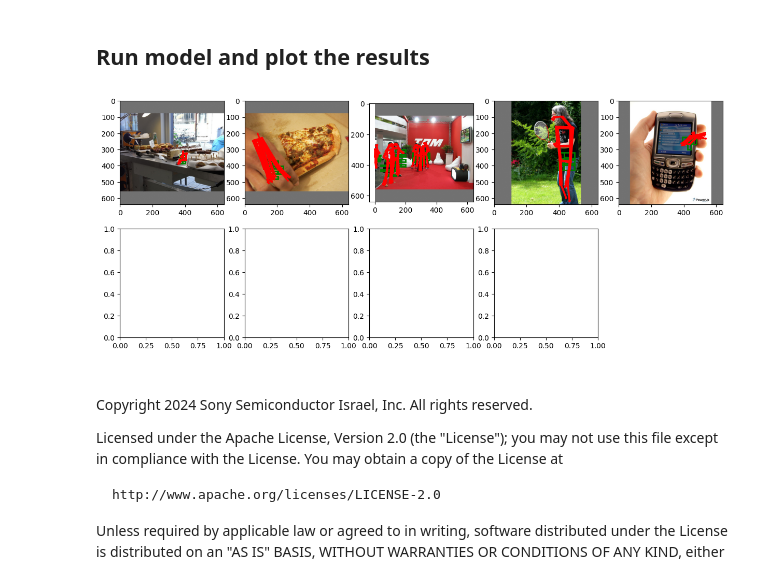
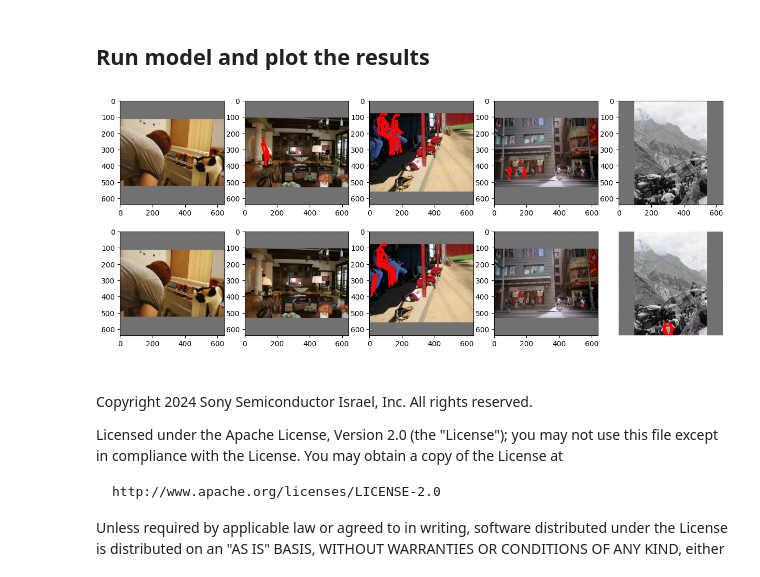
Before and after one commit to sony/model_optimization, a Jupyter notebook: tutorials/notebooks/pytorch/ptq/pytorch_yolov8n_pose_for_imx500_no_eval.ipynb, the cells around one changed output. Cells and saved outputs as stored; diff of their text form; code cells hidden in the pictures.

```diff
--- a/tutorials/notebooks/pytorch/ptq/pytorch_yolov8n_pose_for_imx500_no_eval.ipynb
+++ b/tutorials/notebooks/pytorch/ptq/pytorch_yolov8n_pose_for_imx500_no_eval.ipynb
@@ -353,7 +353,7 @@ def postprocess_yolov8(outputs: Tuple[np.ndarray, np.ndarray, np.ndarray],
     x = np.concatenate([detect_out.transpose([2, 1, 0]).squeeze(), pred_kpt.transpose([2, 1, 0]).squeeze()], 1)
     x = x[(x[:, 4] > conf)]
     x = x[np.argsort(-x[:, 4])[:8400]]
-    boxes = convert_to_ymin_xmin_ymax_xmax_format(x[..., :4], BoxFormat.XC_YC_W_H)
+    boxes = convert_to_ymin_xmin_ymax_xmax_format(x[..., :4], BoxFormat.YMIM_XMIN_YMAX_XMAX)
     scores = x[..., 4]
 
     # Original post-processing part
@@ -549,15 +549,6 @@ def plot_image_with_pose_plt(image_tensor, boxes, confs, kpts, ax):
         if conf < 0.55:
             continue
 
-        # Convert box coordinates (assuming normalized between 0 and 1)
-        y1, x1, y2, x2 = box_coords
-        width = x2 - x1
-        height = y2 - y1
-
-        # Draw the bounding box
-        rect = plt.Rectangle((x1, y1), width, height, fill=False, color='green', linewidth=2)
-        ax.add_patch(rect)
-
         # Draw keypoints
         visible_keypoints = []
         for x, y, visibility in keypoints:
@@ -575,29 +566,32 @@ def plot_image_with_pose_plt(image_tensor, boxes, confs, kpts, ax):
 # %%
 import matplotlib.pyplot as plt
 from torch import Tensor
 
 fig, axes = plt.subplots(2, 5, figsize=(15, 6))
-
+device = 'cuda' if torch.cuda.is_available() else 'cpu'
 for i, b in enumerate(representative_dataset_gen()):
     if i >= 5:
         break
 
+    # convert to Tensor and take the first sample in the batch
+    img = b[0][:1]
+    x = Tensor(img).to(device)
     # Float model
-    res = float_model(Tensor(b[0])[:1])
-    res_pp = postprocess_yolov8([r.detach().numpy() for r in res])
-    plot_image_with_pose_plt(b[0][:1], *res_pp, ax=axes[0, i])
+    float_model = float_model.to(device)
+    res = float_model(x)
+    res_pp = postprocess_yolov8([r.cpu().detach().numpy() for r in res])
+    plot_image_with_pose_plt(img, *res_pp, ax=axes[0, i])
 
     # Quant model
-    # quant_model = quant_model.to('cpu')
-    # x = Tensor(b[0])[:1].to('cpu')
-    # res = quant_model(x)
-    # res_pp = postprocess_yolov8([r.detach().numpy() for r in res])
-    # plot_image_with_pose_plt(b[0][:1], *res_pp, ax=axes[1, i])
+    quant_model = quant_model.to(device)
+    res = quant_model(x)
+    res_pp = postprocess_yolov8([r.cpu().detach().numpy() for r in res])
+    plot_image_with_pose_plt(img, *res_pp, ax=axes[1, i])
 
 plt.axis("off")
 plt.show()
 # %% [output]
-[figure, old version]
+[figure, new version]
 # %% [markdown]
 \
 Copyright 2024 Sony Semiconductor Israel, Inc. All rights reserved.
```
Also changed, not shown: parts of 5 cells of this notebook.
